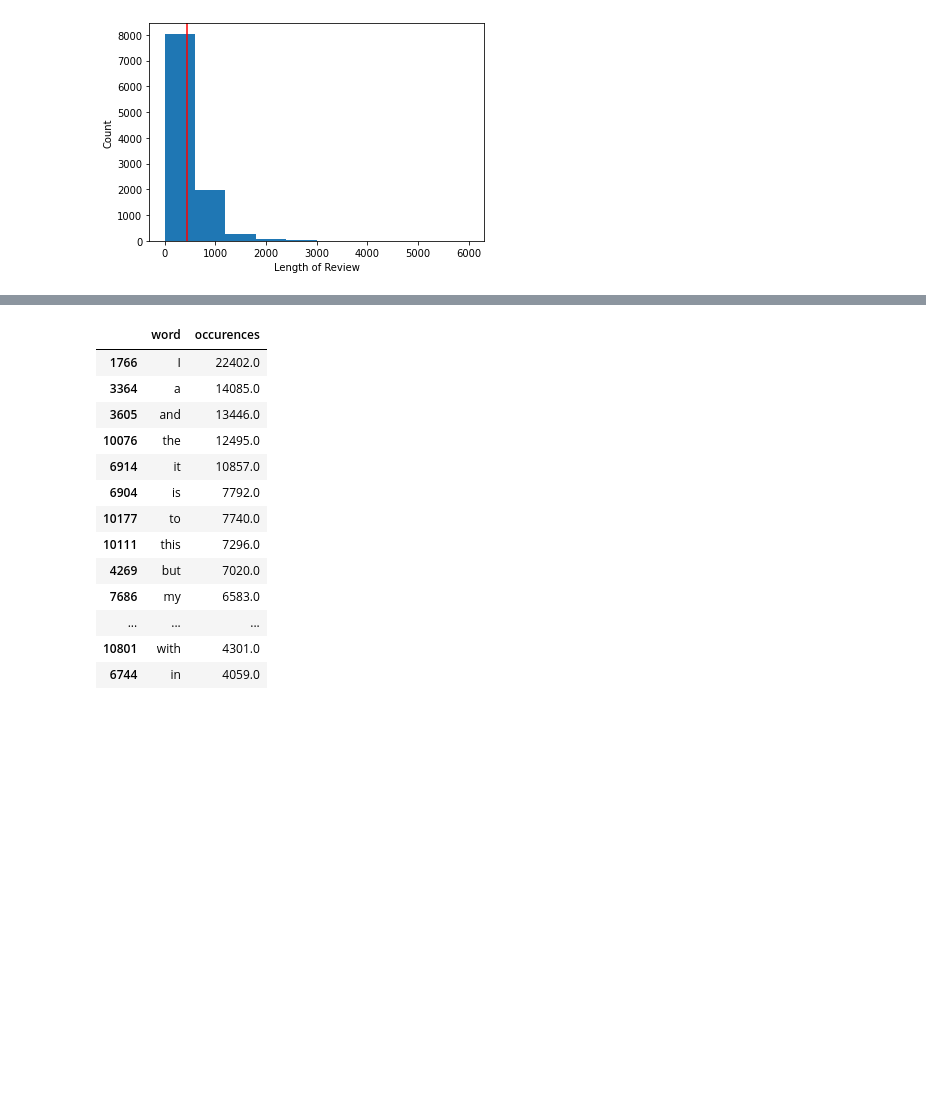
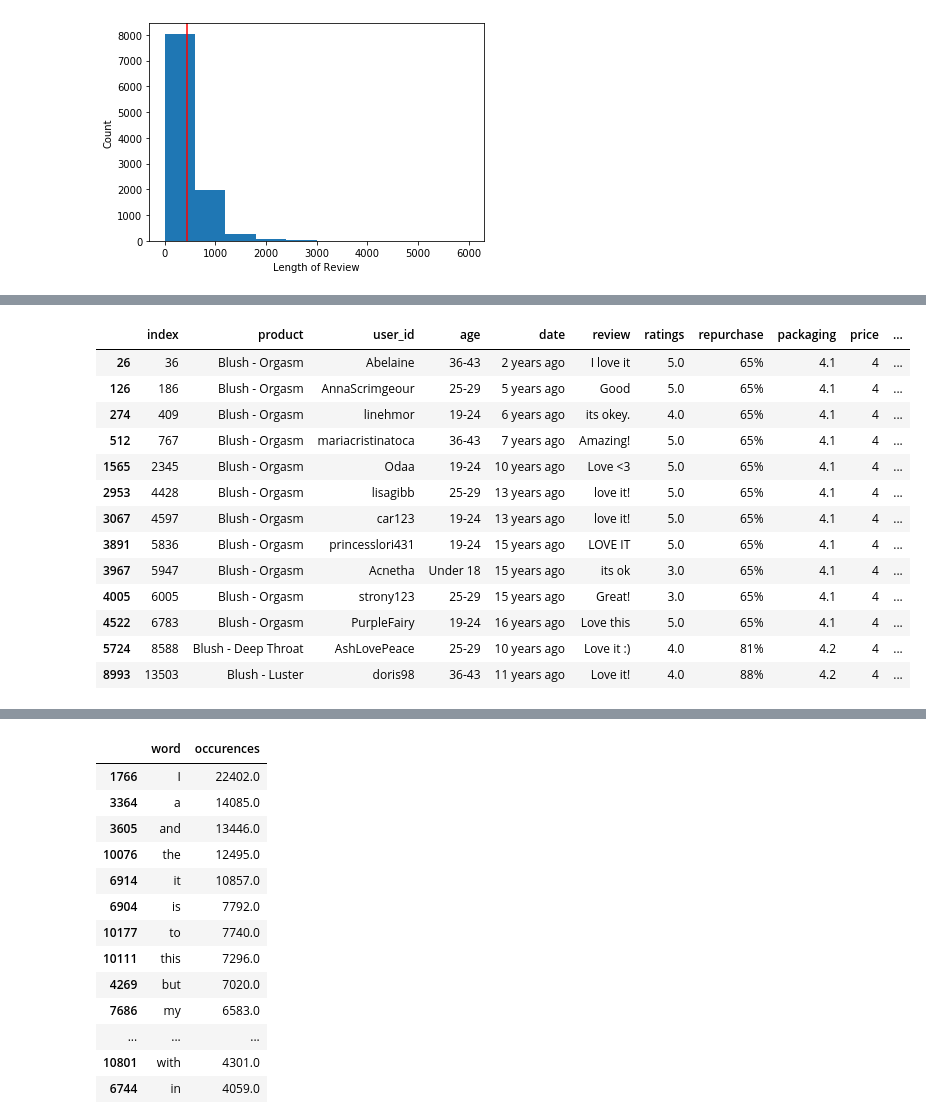
Before and after one commit to kohmin/makeupreviews, a Jupyter notebook: Data Exploration & Preprocessing.ipynb, the cells around one changed output, grey strips where cells are left out. Drawn from its saved outputs; the diff is of its cells as text; code cells hidden in the pictures; blank space fills up the shorter version.

Commit message:
added code to check min review length

```diff
--- a/Data Exploration & Preprocessing.ipynb
+++ b/Data Exploration & Preprocessing.ipynb
@@ -309,3 +323,21 @@ products = products[products['review_length'] > 0]
+# %%
+# Check for review with small length to see if sufficient for analysis
+products[products['review_length'] <= 10]
+# %% [output]
+|  | index | product | user_id | age | date | review | ratings | repurchase | packaging | price | ... |
+| 26 | 36 | Blush - Orgasm | Abelaine | 36-43 | 2 years ago | I love it | 5.0 | 65% | 4.1 | 4 | ... |
+| 126 | 186 | Blush - Orgasm | AnnaScrimgeour | 25-29 | 5 years ago | Good | 5.0 | 65% | 4.1 | 4 | ... |
+| 274 | 409 | Blush - Orgasm | linehmor | 19-24 | 6 years ago | its okey. | 4.0 | 65% | 4.1 | 4 | ... |
+| 512 | 767 | Blush - Orgasm | mariacristinatoca | 36-43 | 7 years ago | Amazing! | 5.0 | 65% | 4.1 | 4 | ... |
+| 1565 | 2345 | Blush - Orgasm | Odaa | 19-24 | 10 years ago | Love <3 | 5.0 | 65% | 4.1 | 4 | ... |
+| 2953 | 4428 | Blush - Orgasm | lisagibb | 25-29 | 13 years ago | love it! | 5.0 | 65% | 4.1 | 4 | ... |
+| 3067 | 4597 | Blush - Orgasm | car123 | 19-24 | 13 years ago | love it! | 5.0 | 65% | 4.1 | 4 | ... |
+| 3891 | 5836 | Blush - Orgasm | princesslori431 | 19-24 | 15 years ago | LOVE IT | 5.0 | 65% | 4.1 | 4 | ... |
+| 3967 | 5947 | Blush - Orgasm | Acnetha | Under 18 | 15 years ago | its ok | 3.0 | 65% | 4.1 | 4 | ... |
+| 4005 | 6005 | Blush - Orgasm | strony123 | 25-29 | 15 years ago | Great! | 3.0 | 65% | 4.1 | 4 | ... |
+| 4522 | 6783 | Blush - Orgasm | PurpleFairy | 19-24 | 16 years ago | Love this | 5.0 | 65% | 4.1 | 4 | ... |
+| 5724 | 8588 | Blush - Deep Throat | AshLovePeace | 25-29 | 10 years ago | Love it :) | 4.0 | 81% | 4.2 | 4 | ... |
+| 8993 | 13503 | Blush - Luster | doris98 | 36-43 | 11 years ago | Love it! | 4.0 | 88% | 4.2 | 4 | ... |
 # %%
 # Check if reviews are in English
 products['english'] = products['review'].apply(lambda x: detect(x) == 'en')
```
Also changed, not shown: parts of 18 cells of this notebook.
